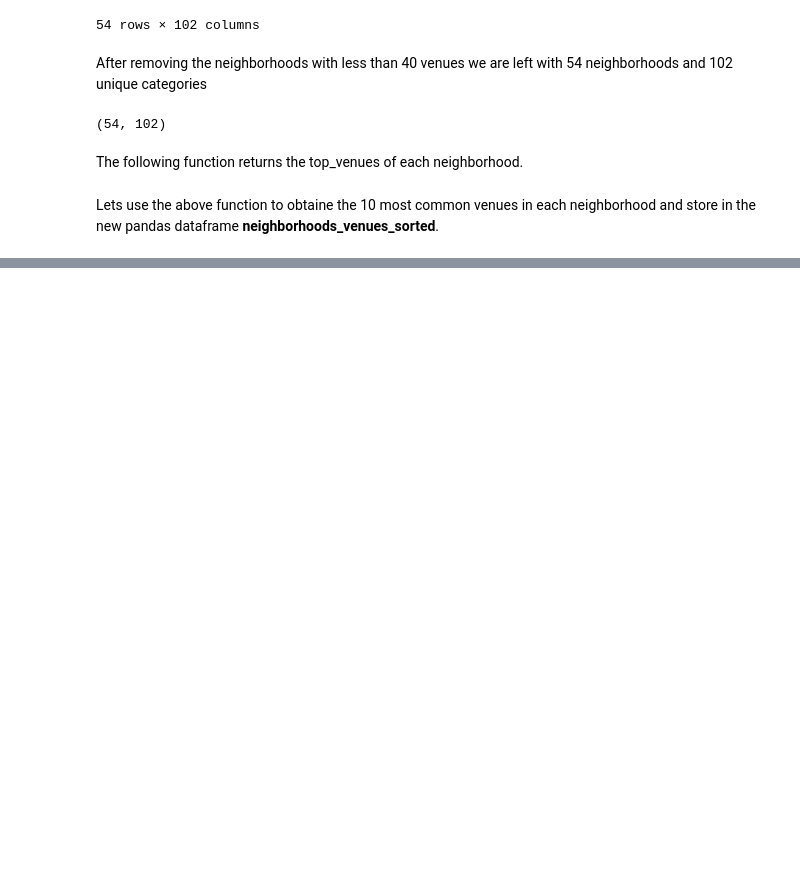
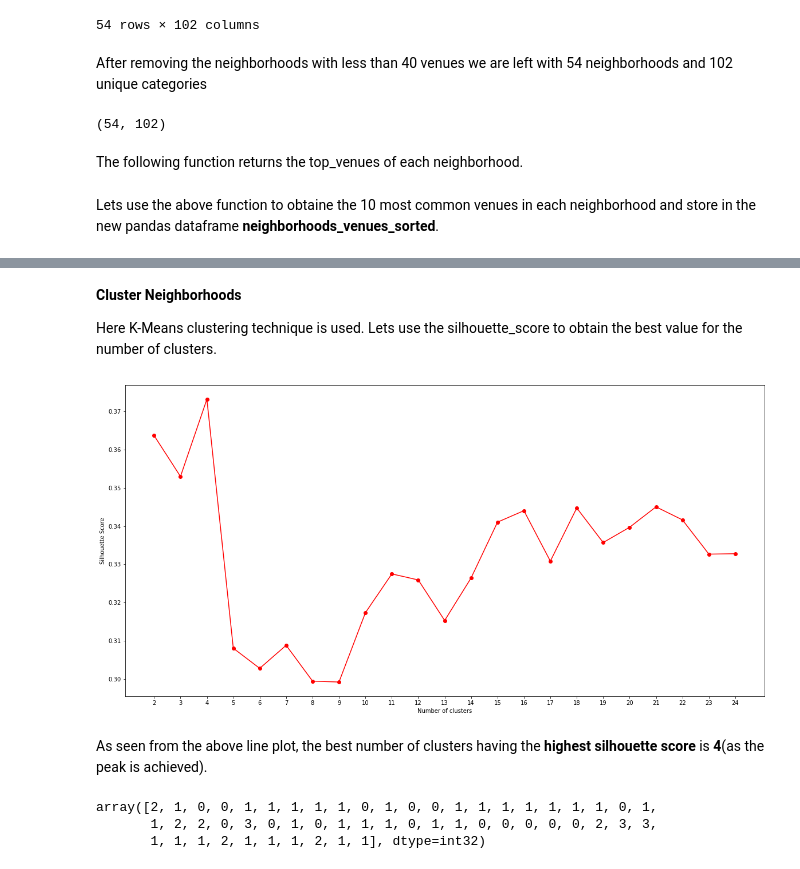
Before and after one commit to LeonEstrak/Capstone-II, a Jupyter notebook: Kolkata_analysis_capstone.ipynb, the cells around one changed output, grey strips where cells are left out. Drawn from its saved outputs; the diff is of its cells as text; code cells hidden in the pictures; blank space fills up the shorter version.

```diff
--- a/Kolkata_analysis_capstone.ipynb
+++ b/Kolkata_analysis_capstone.ipynb
@@ -433,3 +440,46 @@ neighborhoods_venues_sorted.head()
 | 2 | Belgachia Metro Station | Café | Indian Restaurant | Fast Food Restaurant | Pizza Place | ... |
 | 3 | Bengal Chemical Metro Station | Café | Indian Restaurant | Multiplex | Pizza Place | ... |
 | 4 | Birla Planetarium | Café | Indian Restaurant | Hotel | Bakery | ... |
+# %% [markdown]
+**Cluster Neighborhoods**
+
+Here K-Means clustering technique is used. Lets use the silhouette_score to obtain the best value for the number of clusters.
+# %%
+kl_grouped_clustering = kl_grouped.drop('Neighborhood', 1)
+
+max_score = 25
+scores = []
+
+for kclusters in range(2, max_score):
+    # Run k-means clustering
+    kmeans = KMeans(n_clusters = kclusters, init = 'k-means++', random_state = 0).fit_predict(kl_grouped_clustering)
+
+    # Gets the silhouette score
+    score = silhouette_score(kl_grouped_clustering, kmeans)
+    scores.append(score)
+
+plt.figure(figsize=(20,10))
+plt.plot(np.arange(2, max_score), scores, 'ro-')
+plt.xlabel("Number of clusters")
+plt.ylabel("Silhouette Score")
+plt.xticks(np.arange(2, max_score))
+plt.show()
+# %% [output]
+[figure, added]
+# %% [markdown]
+As seen from the above line plot, the best number of clusters having the **highest silhouette score** is **4**(as the peak is achieved).
+# %%
+
+kclusters = 4
+
+kl_grouped_clustering = kl_grouped.drop('Neighborhood', 1)
+
+# run k-means clustering
+kmeans = KMeans(n_clusters=kclusters, random_state=0).fit(kl_grouped_clustering)
+
+# check cluster labels generated for each row in the dataframe
+kmeans.labels_
+# %% [output]
+array([2, 1, 0, 0, 1, 1, 1, 1, 1, 0, 1, 0, 0, 1, 1, 1, 1, 1, 1, 1, 0, 1,
+       1, 2, 2, 0, 3, 0, 1, 0, 1, 1, 1, 0, 1, 1, 0, 0, 0, 0, 0, 2, 3, 3,
+       1, 1, 1, 2, 1, 1, 1, 2, 1, 1], dtype=int32)
```
Also changed, not shown: parts of 25 cells of this notebook, 1 other file.
